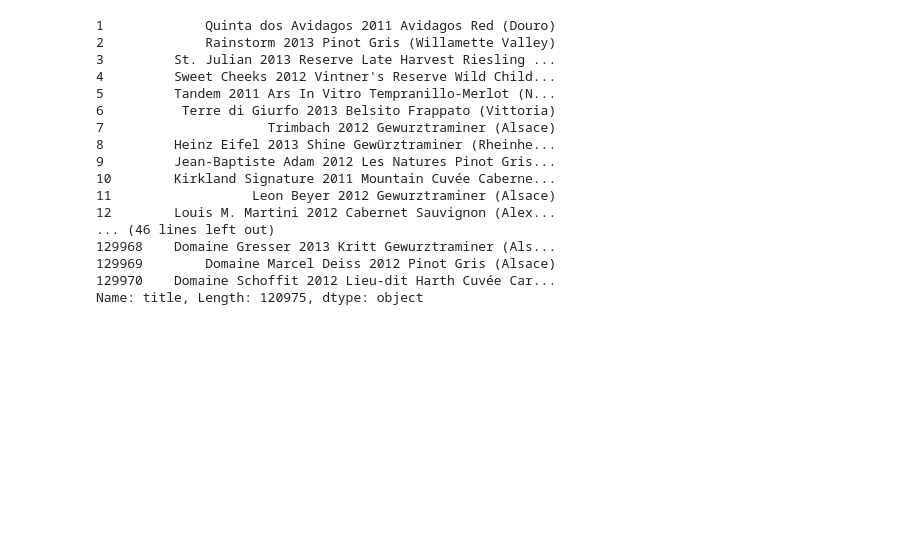
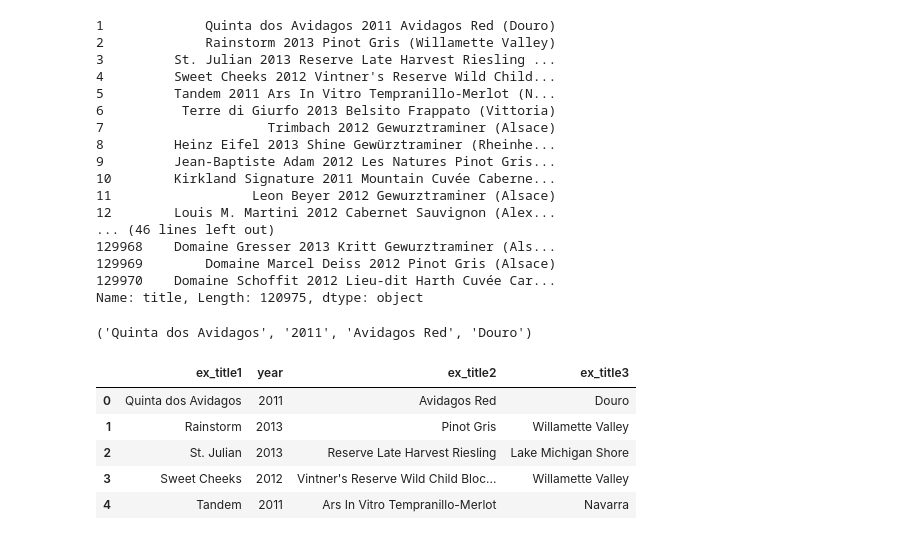
Before and after one commit to DaphineRose/Wine-Predictor, a Jupyter notebook: Exploratory-Data-Analysis.ipynb, the cells around one changed output. Cells and saved outputs as stored; diff of their text form; code cells hidden in the pictures; blank space fills up the shorter version.

```diff
--- a/Exploratory-Data-Analysis.ipynb
+++ b/Exploratory-Data-Analysis.ipynb
@@ -319,3 +319,45 @@ data['title']
 129969        Domaine Marcel Deiss 2012 Pinot Gris (Alsace)
 129970    Domaine Schoffit 2012 Lieu-dit Harth Cuvée Car...
 Name: title, Length: 120975, dtype: object
+# %%
+
+def extract_title(title):
+    n = len(title)
+
+    ex_title1 = None
+    ex_title2 = None
+    ex_title3 = None
+    ex_title4 = None
+    ye=99999
+    i = 0
+    while i in range(n):
+        if (title[i]=='2')or(title[i]=='1')and(i+4<=n) :
+            if title[i:i+4].isdigit():
+                ye = i
+                i = 99999
+        i += 1
+    if ye != 99999:
+        ex_title1 = title[:ye]
+        ex_title2 = title[ye:ye+4]
+        title = title[ye+4:]
+    n = len(title)
+    i = n-1
+    brac=99999
+    if title[i]==')':
+        while i in range(n):
+            if title[i]=='(':
+                brac = i
+                i = 99999
+            i -= 1
+    if brac != 99999:
+        ex_title3 = title[0:brac]
+        ex_title4=title[brac+1:n-1]
+    ex_title1 = ex_title1.strip() if ex_title1 != None else None
+    ex_title2 = ex_title2.strip() if ex_title2 != None else None
+    ex_title3 = ex_title3.strip() if ex_title3 != None else None
+    ex_title4 = ex_title4.strip() if ex_title4 != None else None
+    return ex_title1,ex_title2,ex_title3,ex_title4
+# %%
+extract_title(data['title'][1])
+# %% [output]
+('Quinta dos Avidagos', '2011', 'Avidagos Red', 'Douro')
@@ -321,0 +368,9 @@ Name: title, Length: 120975, dtype: object
+# %%
+title_df.head()
+# %% [output]
+|  | ex_title1 | year | ex_title2 | ex_title3 |
+| 0 | Quinta dos Avidagos | 2011 | Avidagos Red | Douro |
+| 1 | Rainstorm | 2013 | Pinot Gris | Willamette Valley |
+| 2 | St. Julian | 2013 | Reserve Late Harvest Riesling | Lake Michigan Shore |
+| 3 | Sweet Cheeks | 2012 | Vintner's Reserve Wild Child Bloc... | Willamette Valley |
+| 4 | Tandem | 2011 | Ars In Vitro Tempranillo-Merlot | Navarra |
```
Also changed, not shown: parts of 12 cells of this notebook.
